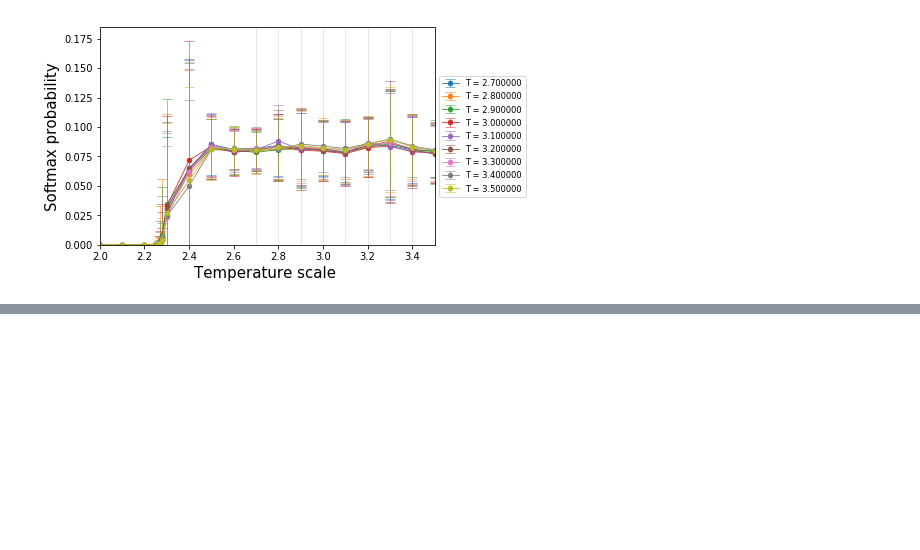
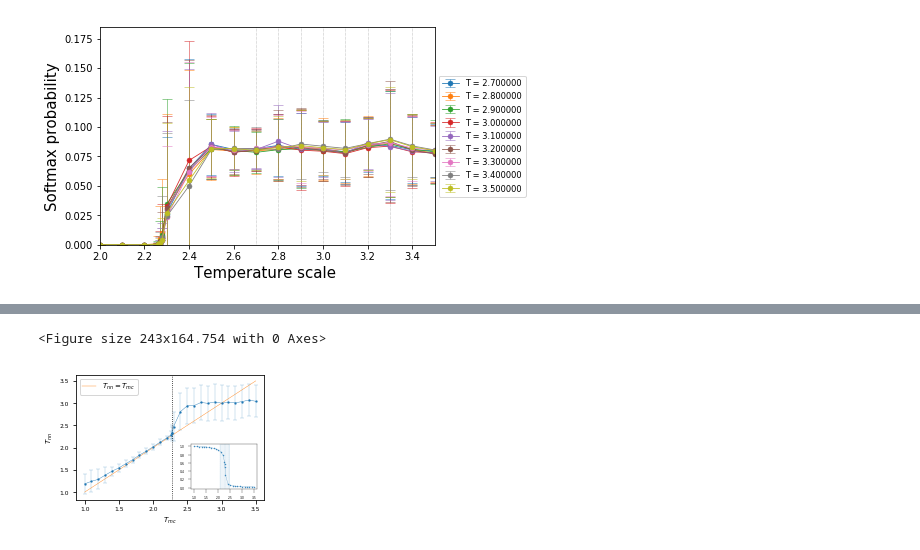
Before and after one commit to rodsveiga/rbm_flows_ising, a Jupyter notebook: NN_L100_thermometer_Onsager_scale.ipynb, the cells around one changed output, grey strips where cells are left out. Drawn from its saved outputs; the diff is of its cells as text; code cells hidden in the pictures; blank space fills up the shorter version.

```diff
--- a/NN_L100_thermometer_Onsager_scale.ipynb
+++ b/NN_L100_thermometer_Onsager_scale.ipynb
@@ -447,0 +661,53 @@ thermometer(test_data_,
+# %%
+publication= True
+save= False
+L = 100
+
+
+if publication:
+    plt.figure(figsize= (3.375, 0.678*3.375))
+    if save:
+        path_file = 'figures/PUB_CALIB_THERM_L%d_Onsager_INSET.pdf' % L
+
+else:
+    if save:
+        path_file = 'figures/CALIB_THERM_L%d_Onsager_INSET.pdf' % L
+
+
+
+
+calibration_curve(temp_,
+                  calib_curve,
+                  L= L,
+                  x_min= 1,
+                  x_max= 3.5,
+                  publication= True,
+                  save= False,
+                  show= False)
+
+a = plt.axes([0.6, 0.19, 0.27, 0.27])
+
+for axis in ['top','bottom','left','right']:
+    a.spines[axis].set_linewidth(0.3)
+
+a.tick_params(axis="x", labelsize= 7.0, width= 0.3)
+a.tick_params(axis="y", labelsize= 7.0, width= 0.3)
+
+
+mag_plot_std(L= L,
+             spin_MC= ising_data,
+             Tc_scaled= False,
+             temp_c= temp_c,
+             std__c= std__c,
+             save= False,
+             publication= True,
+             show= False,
+             inset= True)
+
+if save:
+    plt.savefig(path_file, bbox_inches='tight')
+
+plt.show()
+# %% [output]
+<Figure size 243x164.754 with 0 Axes>
+[figure, added]
```
Also changed, not shown: parts of 11 cells of this notebook, 1 other file.
